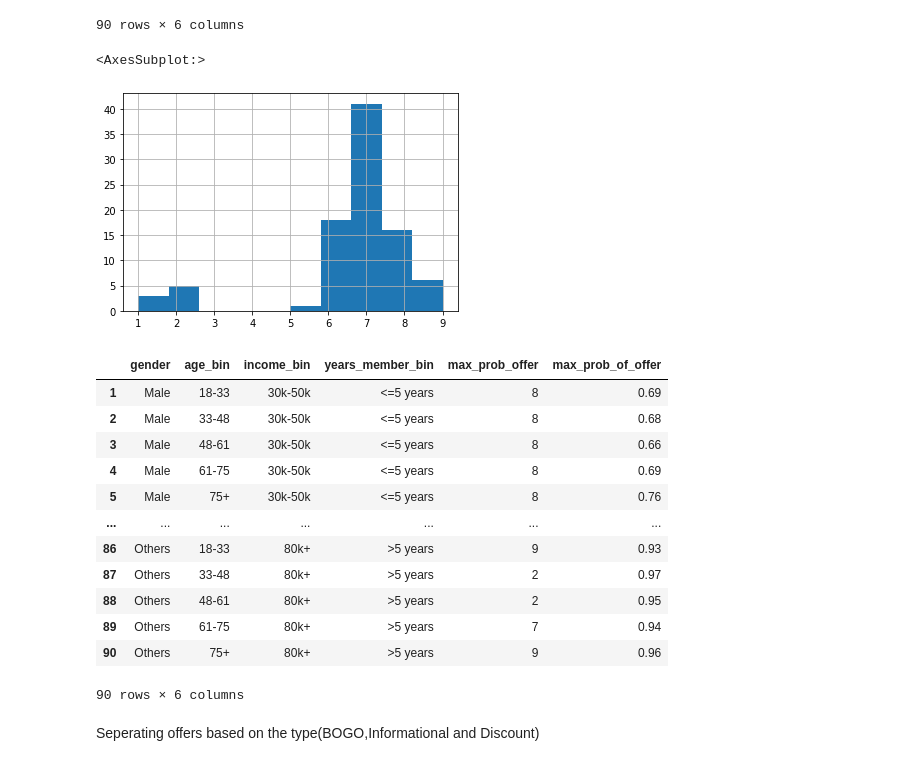
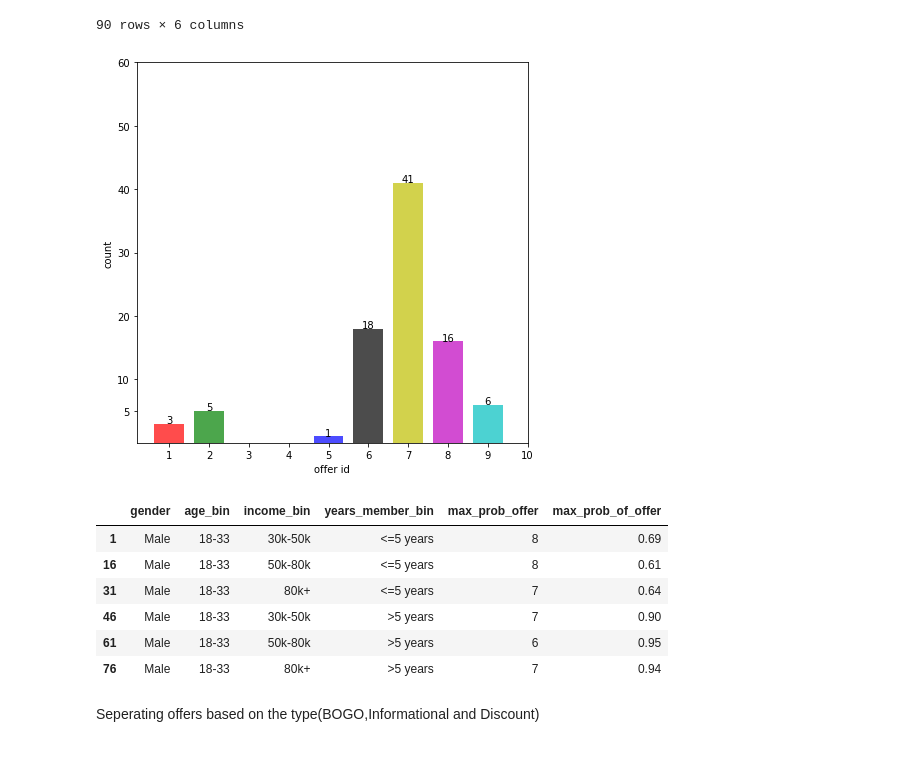
Before and after one commit to Krishna5972/Starbucks-Offer-Optimization, a Jupyter notebook: Cleaning and Analysis.ipynb, the cells around one changed output. Cells and saved outputs as stored; diff of their text form; code cells hidden in the pictures.

```diff
--- a/Cleaning and Analysis.ipynb
+++ b/Cleaning and Analysis.ipynb
@@ -1693,8 +1709,0 @@ RandomForestClassifier :
-# %%
-#Checking precision and recall
-labels=np.unique(y_train)
-y_pred=rfc.predict(X_test)
-print(classification_report(y_test, y_pred, labels = labels))
-print("f1 Score",f1_score(y_test, y_pred))
-print("Labels:", labels)
-print("Confusion Matrix:\n", confusion_matrix(y_test.values, y_pred, labels = labels))
@@ -2031,27 +2040,35 @@ test_data_ml['age_bin']=test_data_ml['age_bin'].map(age_range_dict_remap)
 test_data_ml['gender']=test_data_ml['gender'].map(gender_dict_remap)
 test_data_ml['income_bin']=test_data_ml['income_bin'].map(income_dict_remap)
 test_data_ml['years_member_bin']=test_data_ml['years_member_bin'].map(membership_dict_remap)
-# %%
-test_data_ml['max_prob_offer'].hist()
-# %% [output]
-<AxesSubplot:>
-[figure, removed]
+# %%
+a = test_data_ml['max_prob_offer'].value_counts()
+x = list(a.index)
+y = list(a)
+x, y = zip(*sorted(zip(x, y)))
+my_colors = list('rgbkymc')
+fig, ax = plt.subplots(figsize=(7,7))
+width = 0.75 # the width of the bars   # the x locations for the groups
+ax.bar(x, y, width, color=my_colors,alpha=0.7)
+ax.set_xticks([1,2,3,4,5,6,7,8,9,10])
+ax.set_yticks([5,10,20,30,40,50,60])
+for i, p in enumerate(ax.patches):
+    height = p.get_height()
+    ax.text(p.get_x()+p.get_width()/2., height + 0.1,y[i],ha="center")
+plt.xlabel('offer id')
+plt.ylabel('count')
+plt.show()
+# %% [output]
+[figure, added]
 # %%
-test_data_ml
+test_data_ml[(test_data_ml['age_bin']]
 # %% [output]
 |  | gender | age_bin | income_bin | years_member_bin | max_prob_offer | max_prob_of_offer |
 | 1 | Male | 18-33 | 30k-50k | <=5 years | 8 | 0.69 |
-| 2 | Male | 33-48 | 30k-50k | <=5 years | 8 | 0.68 |
-| 3 | Male | 48-61 | 30k-50k | <=5 years | 8 | 0.66 |
-| 4 | Male | 61-75 | 30k-50k | <=5 years | 8 | 0.69 |
-| 5 | Male | 75+ | 30k-50k | <=5 years | 8 | 0.76 |
-| ... | ... | ... | ... | ... | ... | ... |
-| 86 | Others | 18-33 | 80k+ | >5 years | 9 | 0.93 |
-| 87 | Others | 33-48 | 80k+ | >5 years | 2 | 0.97 |
-| 88 | Others | 48-61 | 80k+ | >5 years | 2 | 0.95 |
-| 89 | Others | 61-75 | 80k+ | >5 years | 7 | 0.94 |
-| 90 | Others | 75+ | 80k+ | >5 years | 9 | 0.96 |
+| 16 | Male | 18-33 | 50k-80k | <=5 years | 8 | 0.61 |
+| 31 | Male | 18-33 | 80k+ | <=5 years | 7 | 0.64 |
+| 46 | Male | 18-33 | 30k-50k | >5 years | 7 | 0.90 |
+| 61 | Male | 18-33 | 50k-80k | >5 years | 6 | 0.95 |
+| 76 | Male | 18-33 | 80k+ | >5 years | 7 | 0.94 |
-90 rows × 6 columns
 # %%
 test_data_ml.to_csv('data/final_results.csv',index=False,mode='w+')
 # %% [markdown]
```
Also changed, not shown: parts of 32 cells of this notebook.
